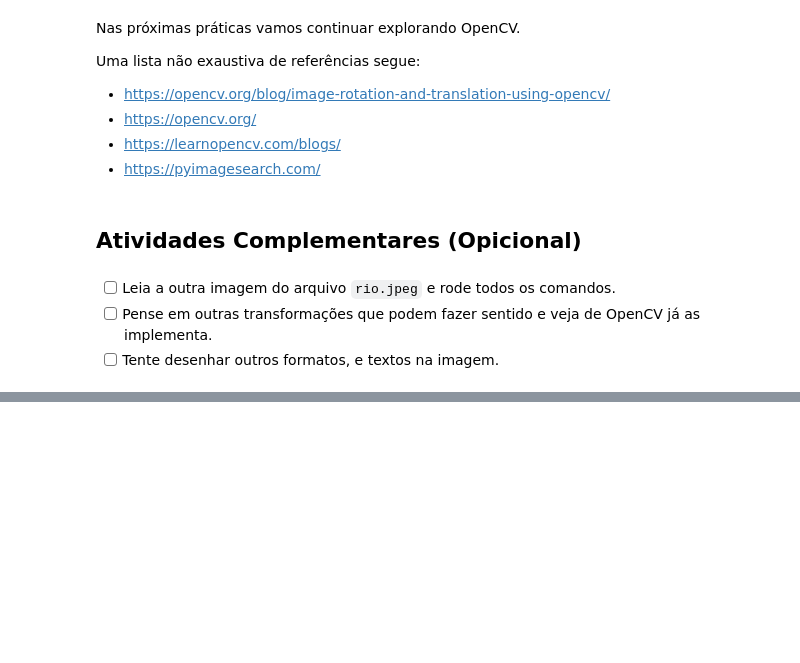
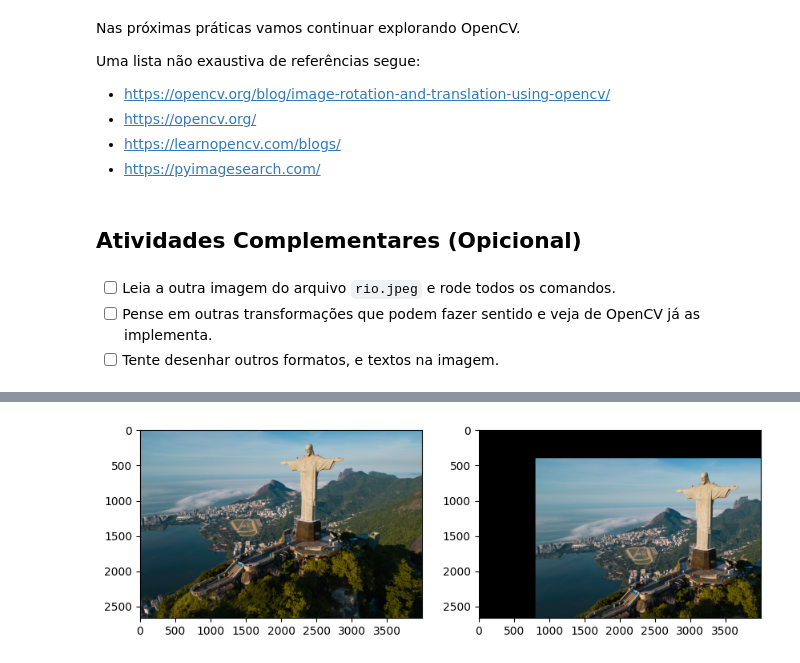
Before and after one commit to joseph-cbp/atividades-visao-computacional, a Jupyter notebook: VC - Mod01/VC_M1A5 - Operações Básicas em Imagens/VC_M1A5 - Operações Básicas em Imagens.ipynb, the cells around one changed output, grey strips where cells are left out. Cells and saved outputs as stored; diff of their text form; code cells hidden in the pictures; blank space fills up the shorter version.

```diff
--- a/VC - Mod01/VC_M1A5 - Operações Básicas em Imagens/VC_M1A5 - Operações Básicas em Imagens.ipynb
+++ b/VC - Mod01/VC_M1A5 - Operações Básicas em Imagens/VC_M1A5 - Operações Básicas em Imagens.ipynb
@@ -122,0 +139,7 @@ Uma lista não exaustiva de referências segue:
+# %%
+translation_x, translation_y = 800, 400
+translation_matrix = np.float32([[1, 0, translation_x], [0, 1, translation_y]])
+translated = cv2.warpAffine(image_rio, translation_matrix, (width, height))
+show_pair(image_rio, translated)
+# %% [output]
+[figure, added]
```
Also changed, not shown: parts of 6 cells of this notebook.
